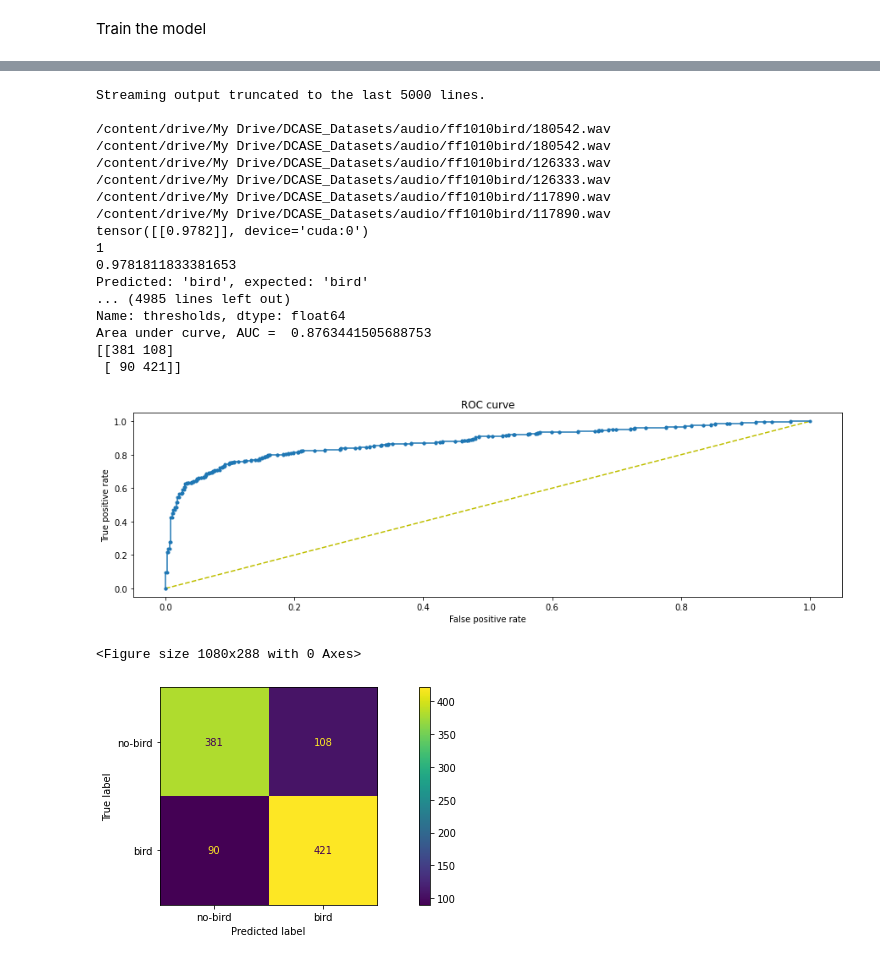
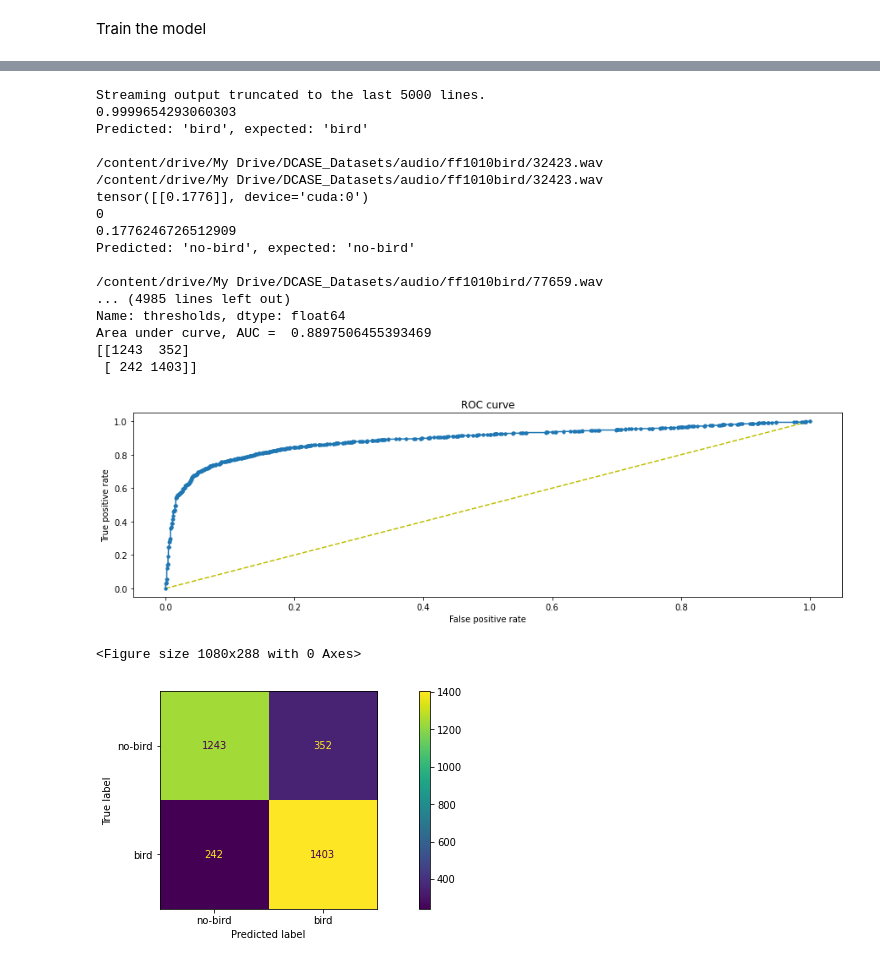
Before and after one commit to edward-h-81/bird_sound_detection, a Jupyter notebook: cnn_pytorch/train_binary_uky_val_conmatrix_sig_repro.ipynb, the cells around one changed output, grey strips where cells are left out. Cells and saved outputs as stored; diff of their text form; code cells hidden in the pictures.

```diff
--- a/cnn_pytorch/train_binary_uky_val_conmatrix_sig_repro.ipynb
+++ b/cnn_pytorch/train_binary_uky_val_conmatrix_sig_repro.ipynb
@@ -765,7 +765,7 @@ RESAMPLE_DEVICE = 'cuda'
 SIG_SEED = seed(667)
 
 BATCH_SIZE = 16
-EPOCHS = 30
+EPOCHS = 37
 LEARNING_RATE = 0.001
 
 def seed_worker(worker_id):
@@ -1119,7 +1119,7 @@ if __name__ == "__main__":
 
     # get a sample from the dcase dataset for inference
     # num_files = len(dcase)
-    num_files = 1000
+    num_files = 3240
     seed(1)
     count = 0
     index = 0
@@ -1134,7 +1134,7 @@ if __name__ == "__main__":
 
 
       if target == 0:
-        if val_label < 0.67:
+        if val_label < 0.667:
           index += 1
           continue
 
@@ -1198,45 +1198,45 @@ if __name__ == "__main__":
     # print("fpr: {}, tpr: {}".format(fpr, tpr, pos_label=2))
     plt.figure(1)
     plt.plot([0, 1], [0, 1], 'y--')
     plt.plot(fpr, tpr, marker='.')
     plt.xlabel('False positive rate')
     plt.ylabel('True positive rate')
     plt.title('ROC curve')
     plt.show
 
     i = np.arange(len(tpr))
     roc = pd.DataFrame({'tf' : pd.Series(tpr-(1-fpr), index=i), 'thresholds' : pd.Series(thresholds, index=i)})
     ideal_roc_thresh = roc.iloc[(roc.tf-0).abs().argsort()[:1]]  #Locate the point where the value is close to 0
     print("Ideal threshold is: ", ideal_roc_thresh['thresholds'])
 
     # AUC
     auc_value = auc(fpr, tpr)
     print("Area under curve, AUC = ", auc_value)
 
     # confusion matrix
     cm = confusion_matrix(targs, preds)
     print(cm)
     disp = ConfusionMatrixDisplay(confusion_matrix=cm, display_labels=["no-bird", "bird"])
     plt.figure(2)
     disp.plot(values_format='')
 # %% [output]
 Streaming output truncated to the last 5000 lines.
+0.9999654293060303
+Predicted: 'bird', expected: 'bird'
 
-/content/drive/My Drive/DCASE_Datasets/audio/ff1010bird/180542.wav
-/content/drive/My Drive/DCASE_Datasets/audio/ff1010bird/180542.wav
-/content/drive/My Drive/DCASE_Datasets/audio/ff1010bird/126333.wav
-/content/drive/My Drive/DCASE_Datasets/audio/ff1010bird/126333.wav
-/content/drive/My Drive/DCASE_Datasets/audio/ff1010bird/117890.wav
-/content/drive/My Drive/DCASE_Datasets/audio/ff1010bird/117890.wav
-tensor([[0.9782]], device='cuda:0')
-1
-0.9781811833381653
-Predicted: 'bird', expected: 'bird'
+/content/drive/My Drive/DCASE_Datasets/audio/ff1010bird/32423.wav
+/content/drive/My Drive/DCASE_Datasets/audio/ff1010bird/32423.wav
+tensor([[0.1776]], device='cuda:0')
+0
+0.1776246726512909
+Predicted: 'no-bird', expected: 'no-bird'
+
+/content/drive/My Drive/DCASE_Datasets/audio/ff1010bird/77659.wav
 ... (4985 lines left out)
 Name: thresholds, dtype: float64
-Area under curve, AUC =  0.8763441505688753
-[[381 108]
- [ 90 421]]
+Area under curve, AUC =  0.8897506455393469
+[[1243  352]
+ [ 242 1403]]
-[figure, old version]
+[figure, new version]
 <Figure size 1080x288 with 0 Axes>
-[figure, old version]
+[figure, new version]
```
Also changed, not shown: parts of 3 cells of this notebook, 3 other files.
